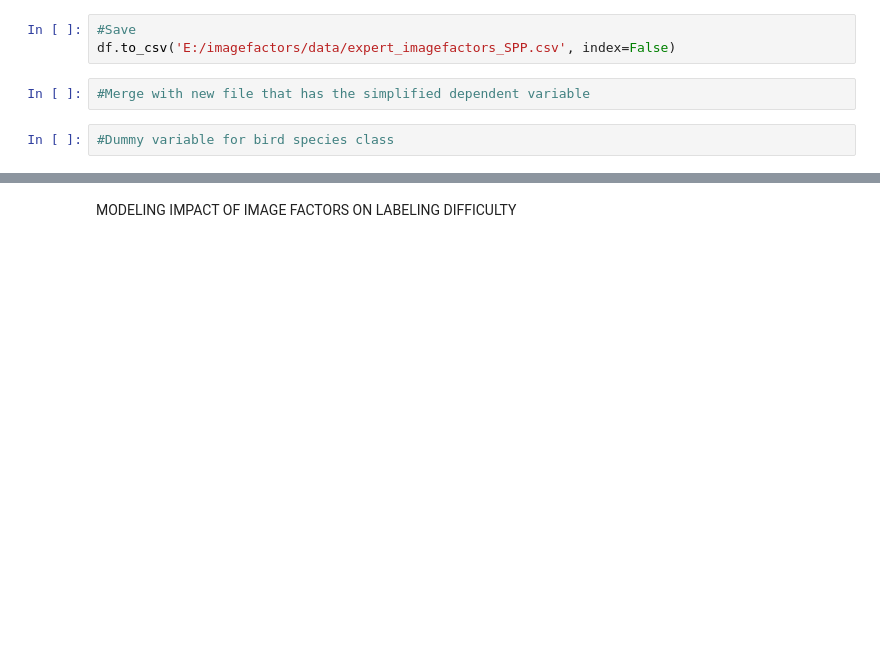
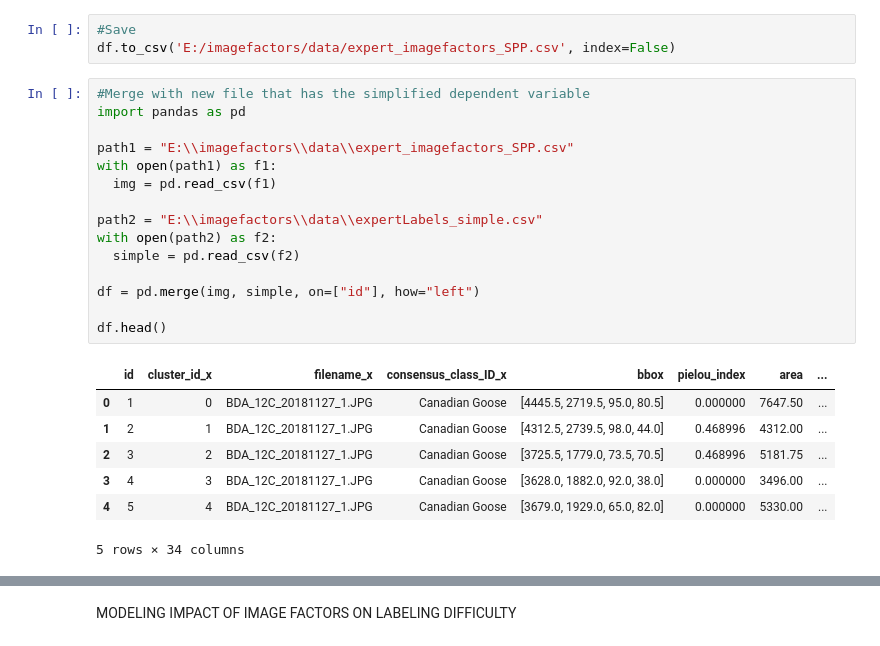
Before and after one commit to ASPIRE-collab/drones4ducks-optimizing, a Jupyter notebook: utils/texture/annotationfactors_expert.ipynb, the cells around one changed output, grey strips where cells are left out. Saved outputs shown, nothing was run; the diff lists cells and outputs as text; blank space fills up the shorter version.

```diff
--- a/utils/texture/annotationfactors_expert.ipynb
+++ b/utils/texture/annotationfactors_expert.ipynb
@@ -662,7 +662,26 @@ df['dissimilarity_difference'] = df['donut_dissimilarity'] - df['bbox_dissimilar
 # %%
 #Save
 df.to_csv('E:/imagefactors/data/expert_imagefactors_SPP.csv', index=False)
-# %%
-#Merge with new file that has the simplified dependent variable
-# %%
-#Dummy variable for bird species class
+# %%
+#Merge with new file that has the simplified dependent variable
+import pandas as pd
+
+path1 = "E:\\imagefactors\\data\\expert_imagefactors_SPP.csv"
+with open(path1) as f1:
+  img = pd.read_csv(f1)
+
+path2 = "E:\\imagefactors\\data\\expertLabels_simple.csv"
+with open(path2) as f2:
+  simple = pd.read_csv(f2)
+
+df = pd.merge(img, simple, on=["id"], how="left")
+
+df.head()
+# %% [output]
+|  | id | cluster_id_x | filename_x | consensus_class_ID_x | bbox | pielou_index | area | ... |
+| 0 | 1 | 0 | BDA_12C_20181127_1.JPG | Canadian Goose | [4445.5, 2719.5, 95.0, 80.5] | 0.000000 | 7647.50 | ... |
+| 1 | 2 | 1 | BDA_12C_20181127_1.JPG | Canadian Goose | [4312.5, 2739.5, 98.0, 44.0] | 0.468996 | 4312.00 | ... |
+| 2 | 3 | 2 | BDA_12C_20181127_1.JPG | Canadian Goose | [3725.5, 1779.0, 73.5, 70.5] | 0.468996 | 5181.75 | ... |
+| 3 | 4 | 3 | BDA_12C_20181127_1.JPG | Canadian Goose | [3628.0, 1882.0, 92.0, 38.0] | 0.000000 | 3496.00 | ... |
+| 4 | 5 | 4 | BDA_12C_20181127_1.JPG | Canadian Goose | [3679.0, 1929.0, 65.0, 82.0] | 0.000000 | 5330.00 | ... |
+5 rows × 34 columns
```
Also changed, not shown: parts of 19 cells of this notebook, 1 other file.
